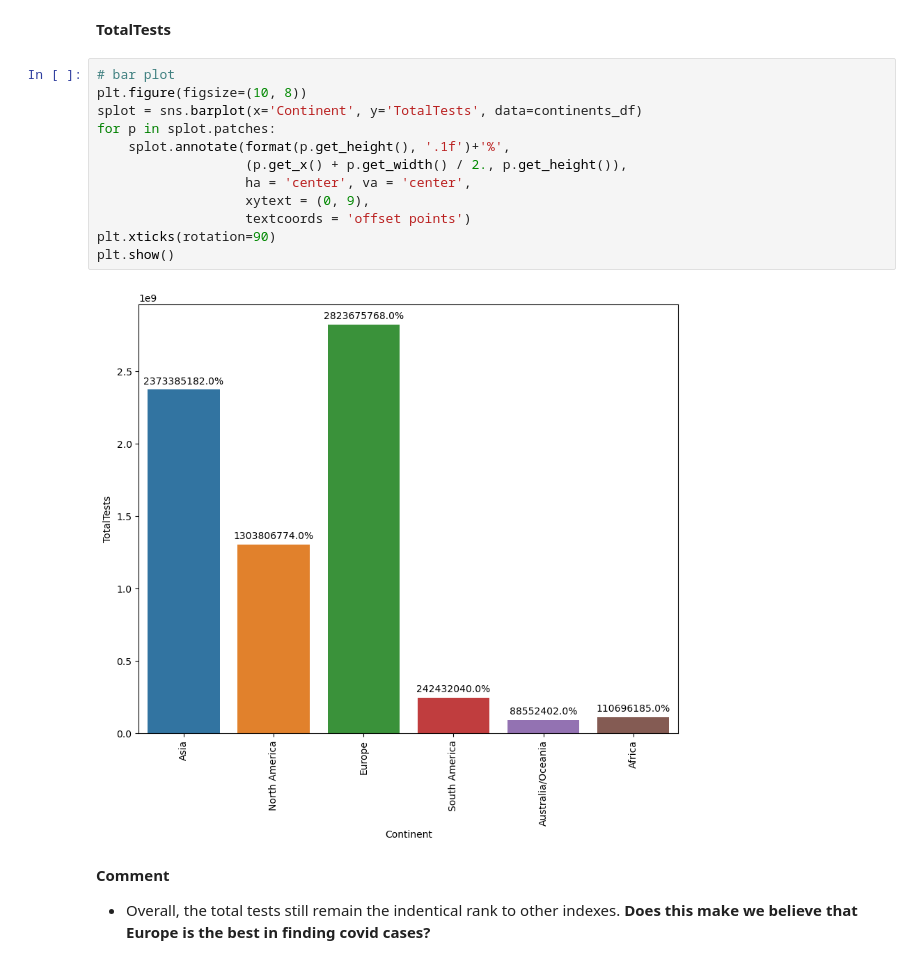
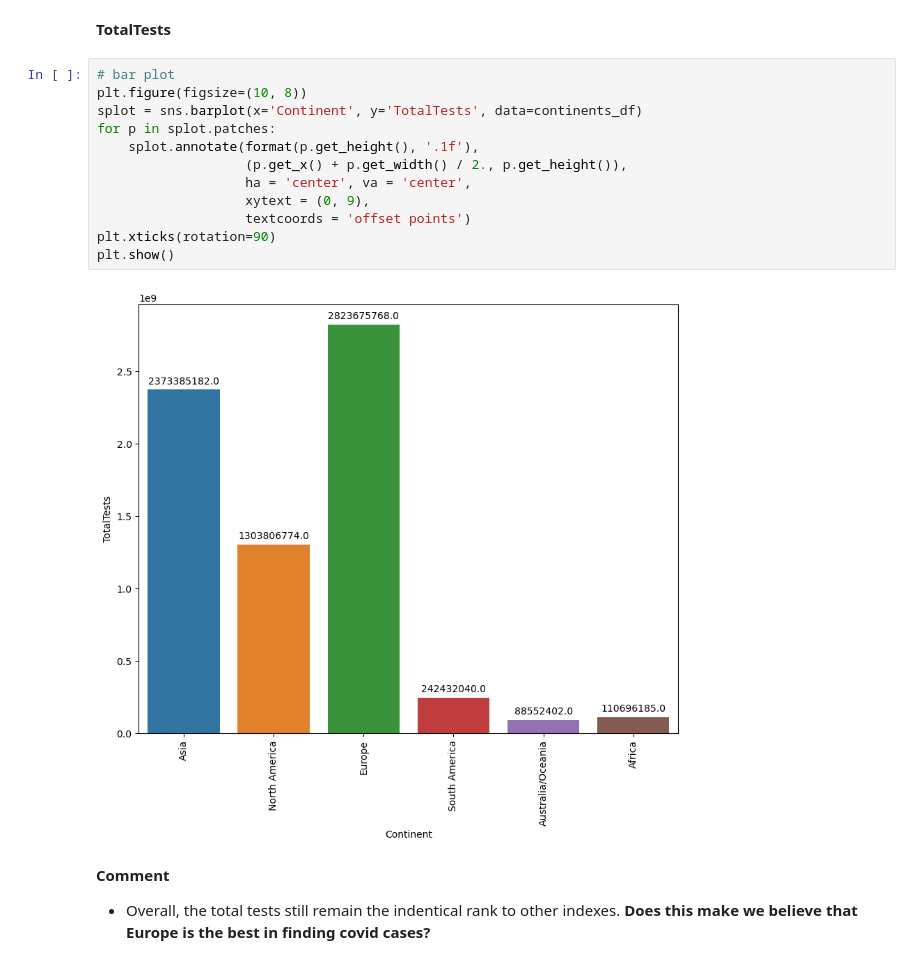
Before and after one commit to daongochoa2002/Lab1-Data-Visualization, a Jupyter notebook: Coronavirus Analysis.ipynb, the cells around one changed output. Cells and saved outputs as stored; diff of their text form.

```diff
--- a/Coronavirus Analysis.ipynb
+++ b/Coronavirus Analysis.ipynb
@@ -805,17 +805,17 @@ plt.show()
 # %%
 # bar plot
 plt.figure(figsize=(10, 8))
 splot = sns.barplot(x='Continent', y='TotalTests', data=continents_df)
 for p in splot.patches:
-    splot.annotate(format(p.get_height(), '.1f')+'%',
+    splot.annotate(format(p.get_height(), '.1f'),
                    (p.get_x() + p.get_width() / 2., p.get_height()),
                    ha = 'center', va = 'center',
                    xytext = (0, 9),
                    textcoords = 'offset points')
 plt.xticks(rotation=90)
 plt.show()
 # %% [output]
-[figure, old version]
+[figure, new version]
 # %% [markdown]
 **Comment**
 - Overall, the total tests still remain the indentical rank to other indexes. **Does this make we believe that Europe is the best in finding covid cases?**
```
Also changed, not shown: parts of 2 cells of this notebook.
